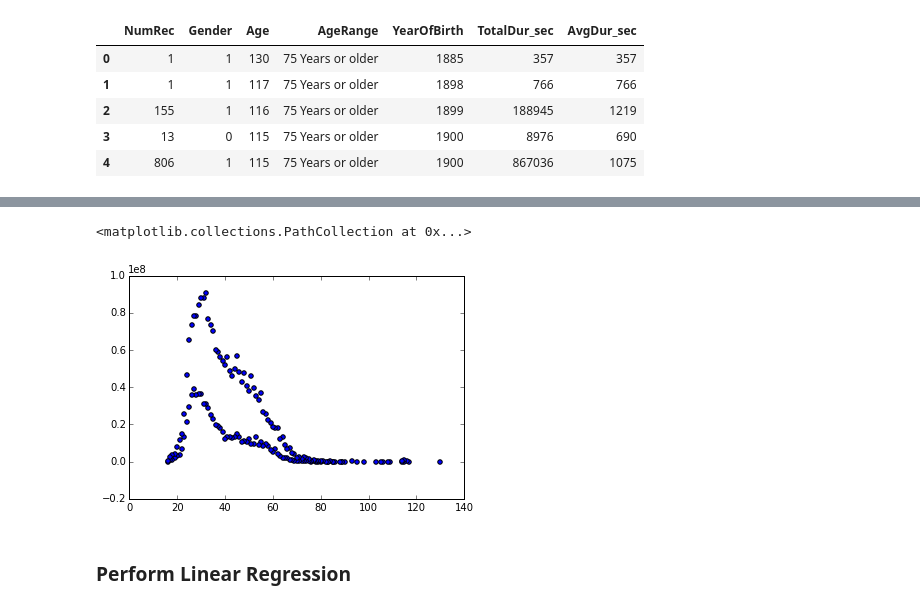
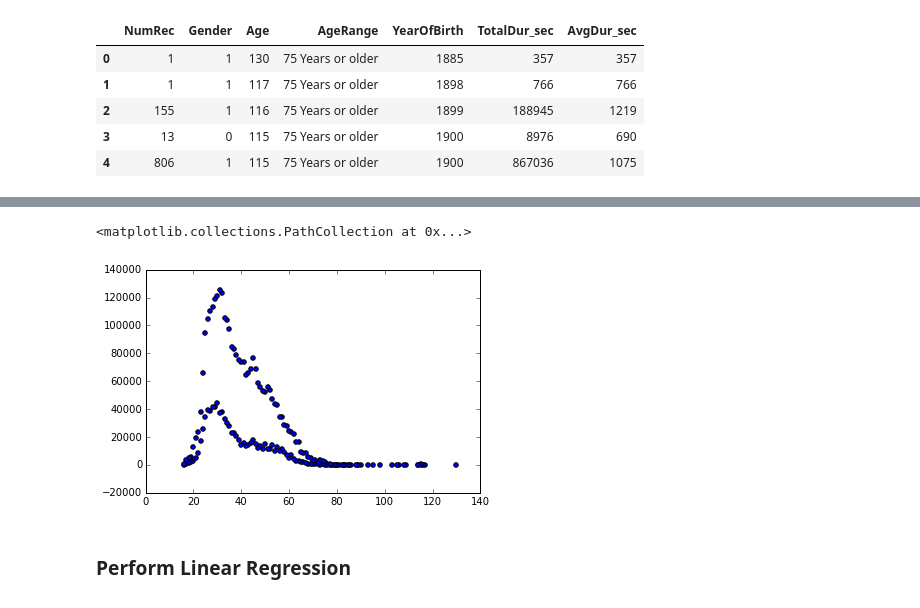
Before and after one commit to Sw3m/Data_Science_GA_Project_15, a Jupyter notebook: City Bike Share Project Paper.ipynb, the cells around one changed output, grey strips where cells are left out. Cells and saved outputs as stored; diff of their text form; code cells hidden in the pictures.

```diff
--- a/City Bike Share Project Paper.ipynb
+++ b/City Bike Share Project Paper.ipynb
@@ -97,0 +92,5 @@ plt.scatter(dsCity['Age'],dsCity['TotalDur_sec'])
+# %%
+plt.scatter(dsBike['Age'],dsBike['NumRec'])
+# %% [output]
+<matplotlib.collections.PathCollection at 0x...>
+[figure, added]
@@ -100,10 +101,5 @@ Xbike=dsBike[['TotalDur_sec','Gender']]
 
 Ybike= dsBike[['Age']]
-# %%
-plt.scatter(dsBike['Age'],dsBike['TotalDur_sec'])
-# %% [output]
-<matplotlib.collections.PathCollection at 0x...>
-[figure, removed]
 # %% [markdown]
 ### Perform Linear Regression
 # %%
```
Also changed, not shown: parts of 20 cells of this notebook, 3 other files.
